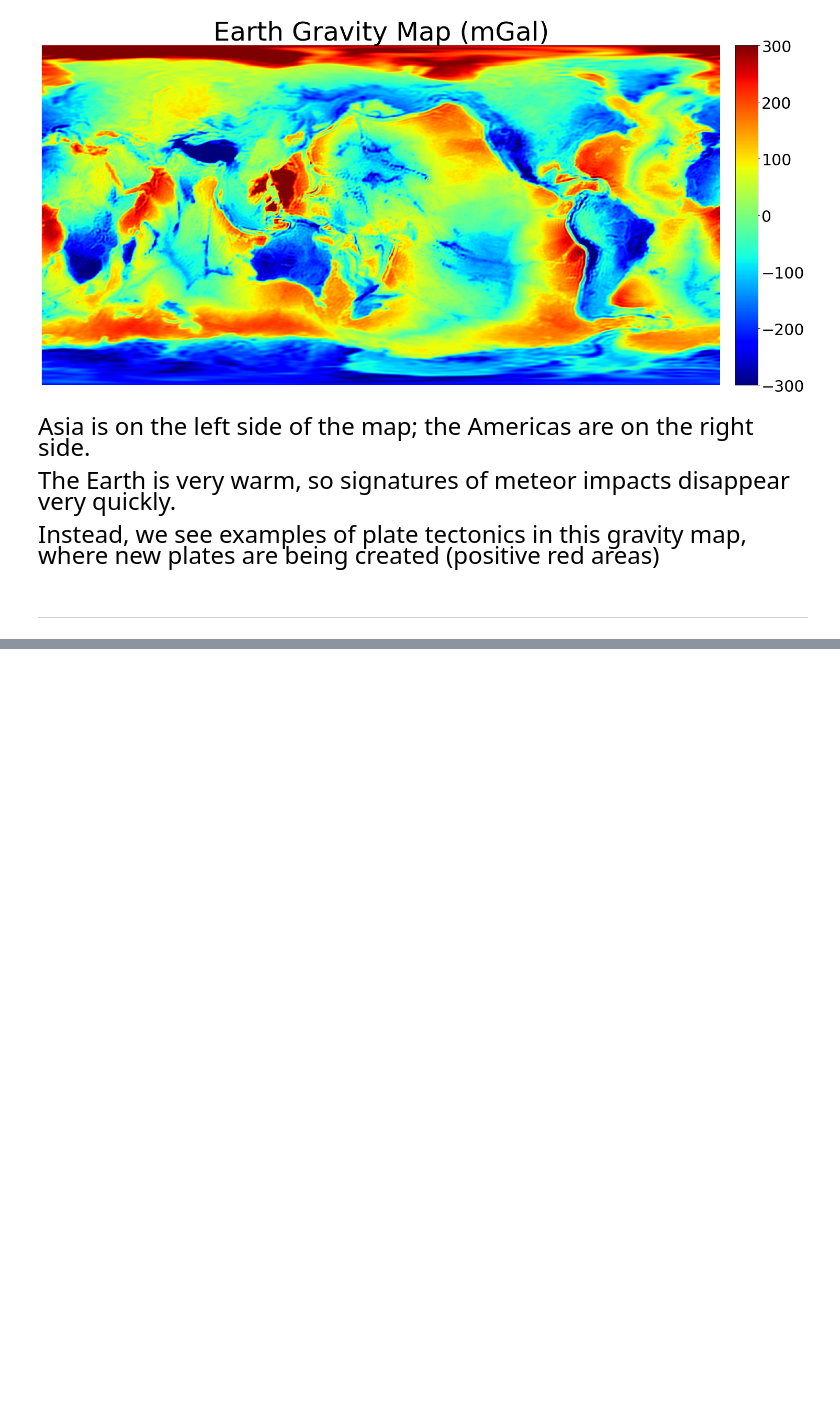
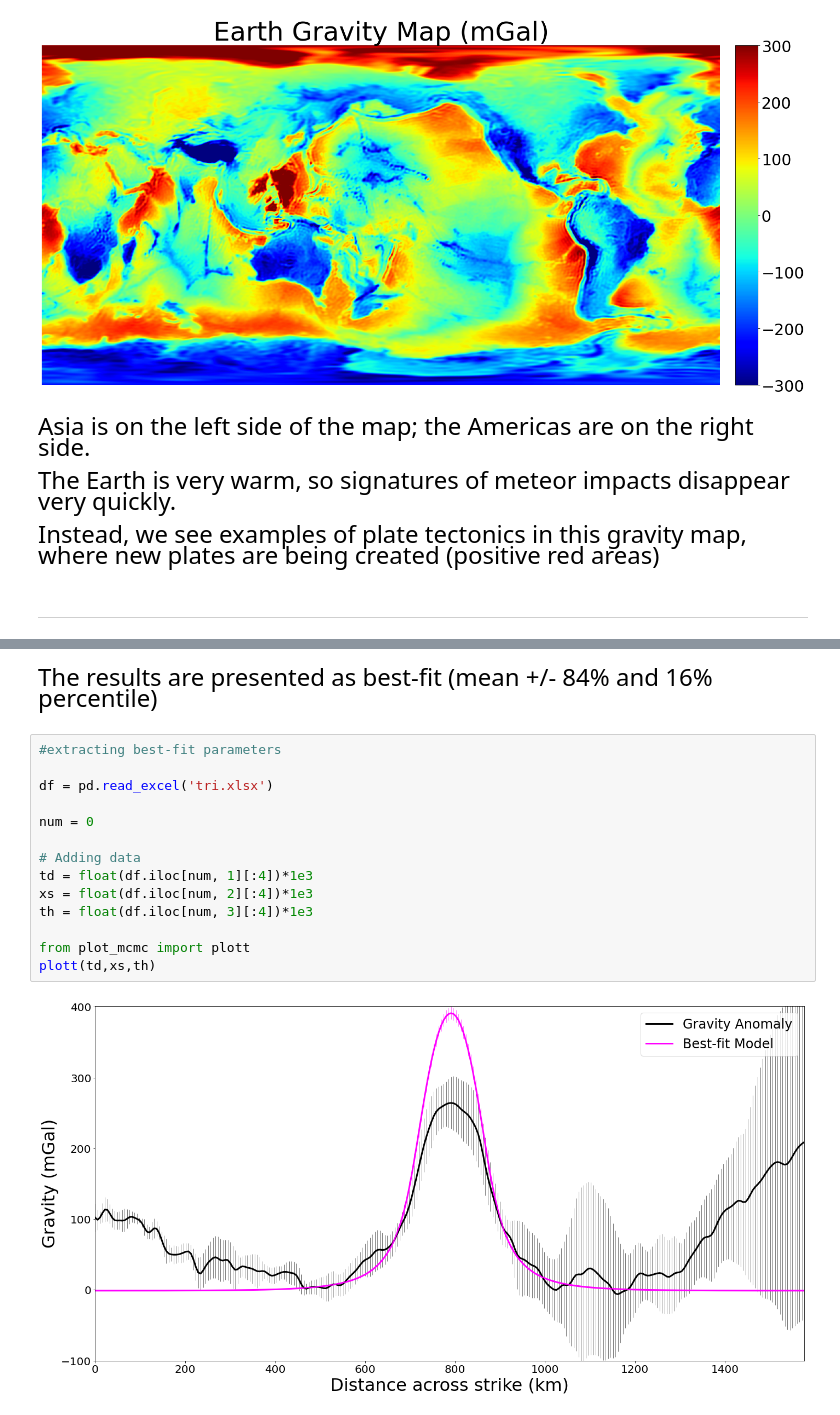
Before and after one commit to wliang463/lunar_data_analysis, a Jupyter notebook: Analysis of the Lunar Gravity Dataset.ipynb, the cells around one changed output, grey strips where cells are left out. Saved outputs shown, nothing was run; the diff lists cells and outputs as text; blank space fills up the shorter version.

```diff
--- a/Analysis of the Lunar Gravity Dataset.ipynb
+++ b/Analysis of the Lunar Gravity Dataset.ipynb
@@ -132,0 +157,20 @@ The lunar gravity anomalies can be separated into two categories by how deep the
+# %% [markdown]
+<font size="5">
+
+The results are presented as best-fit (mean +/- 84% and 16% percentile)
+# %%
+#extracting best-fit parameters
+
+df = pd.read_excel('tri.xlsx')
+
+num = 0
+
+# Adding data
+td = float(df.iloc[num, 1][:4])*1e3
+xs = float(df.iloc[num, 2][:4])*1e3
+th = float(df.iloc[num, 3][:4])*1e3
+
+from plot_mcmc import plott
+plott(td,xs,th)
+# %% [output]
+[figure, added]
```
Also changed, not shown: parts of 5 cells of this notebook, 11 other files.
